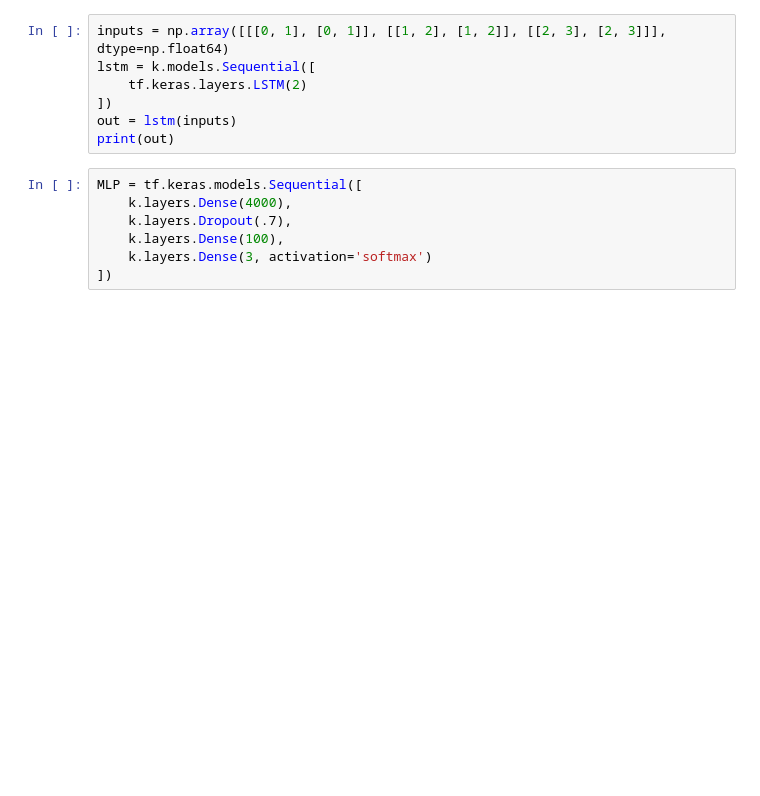
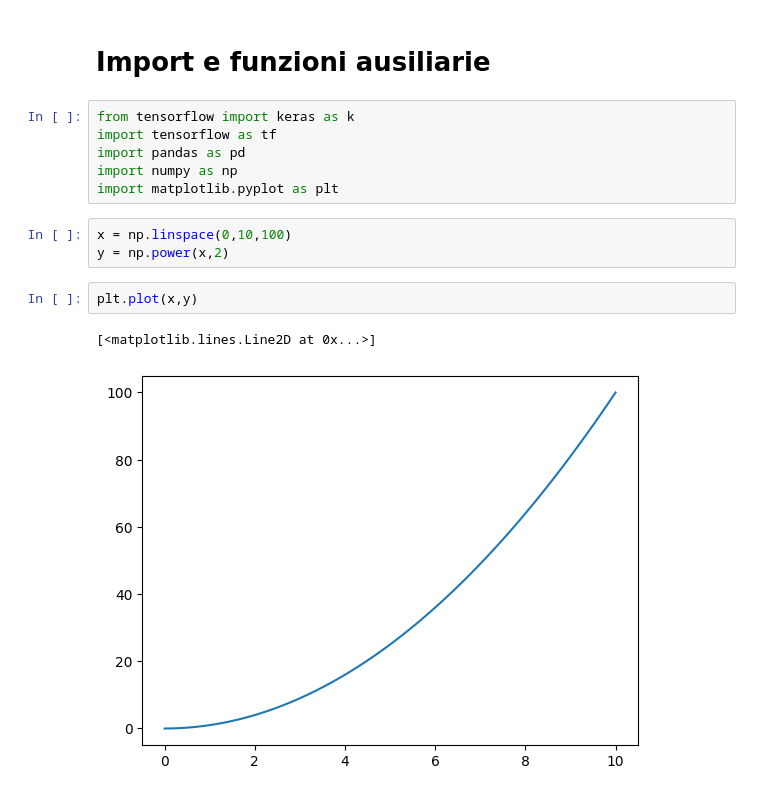
Before and after one commit to DDDavides/MLProj, a Jupyter notebook: prove.ipynb, the cells around one changed output. Drawn from its saved outputs; the diff is of its cells as text; blank space fills up the shorter version.

```diff
--- a/prove.ipynb
+++ b/prove.ipynb
@@ -26,14 +1,16 @@ print(output.shape)
-# %%
-inputs = np.array([[[0, 1], [0, 1]], [[1, 2], [1, 2]], [[2, 3], [2, 3]]], dtype=np.float64)
-lstm = k.models.Sequential([
-    tf.keras.layers.LSTM(2)
-])
-out = lstm(inputs)
-print(out)
-# %%
-MLP = tf.keras.models.Sequential([
-    k.layers.Dense(4000),
-    k.layers.Dropout(.7),
-    k.layers.Dense(100),
-    k.layers.Dense(3, activation='softmax')
-])
+# %% [markdown]
+# Import e funzioni ausiliarie
+# %%
+from tensorflow import keras as k
+import tensorflow as tf
+import pandas as pd
+import numpy as np
+import matplotlib.pyplot as plt
+# %%
+x = np.linspace(0,10,100)
+y = np.power(x,2)
+# %%
+plt.plot(x,y)
+# %% [output]
+[<matplotlib.lines.Line2D at 0x...>]
+[figure, added]
```
Also changed, not shown: parts of 9 cells of this notebook, 2 other files.
